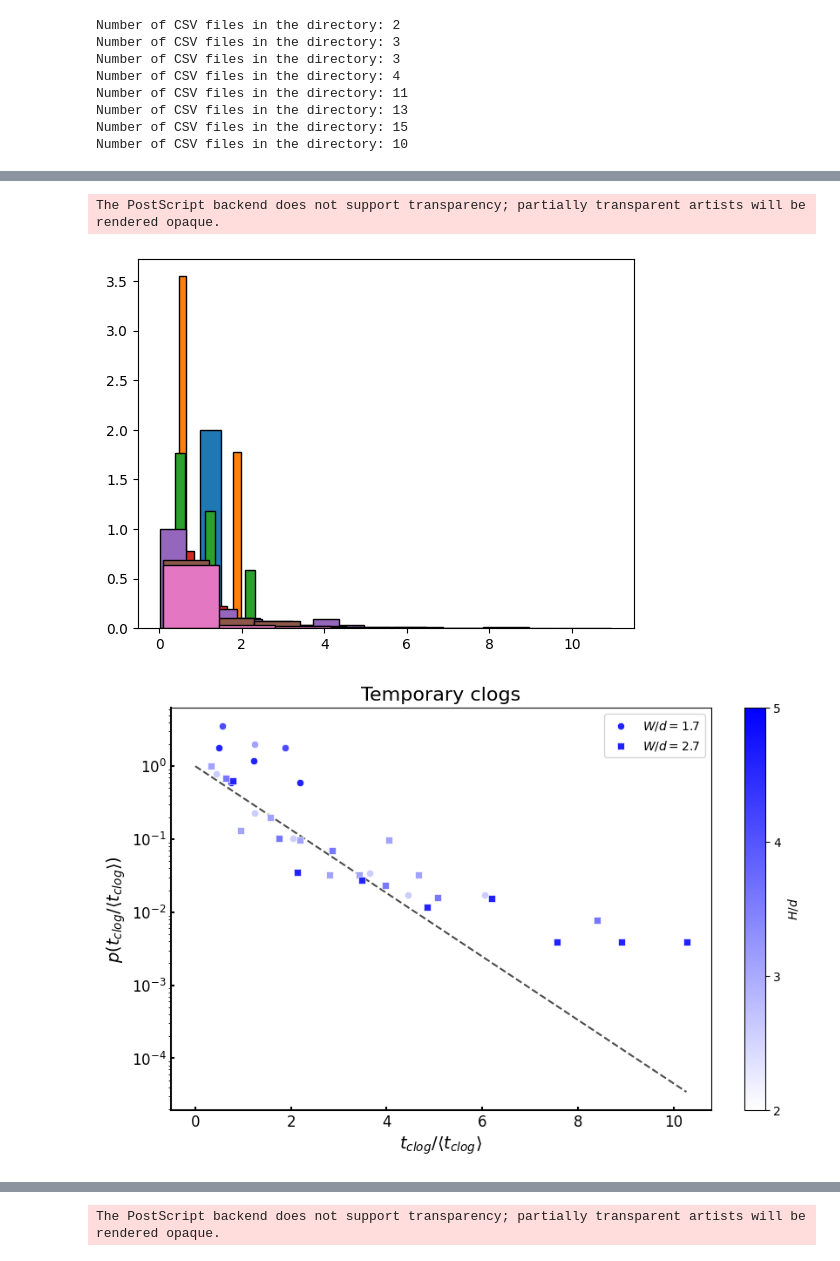
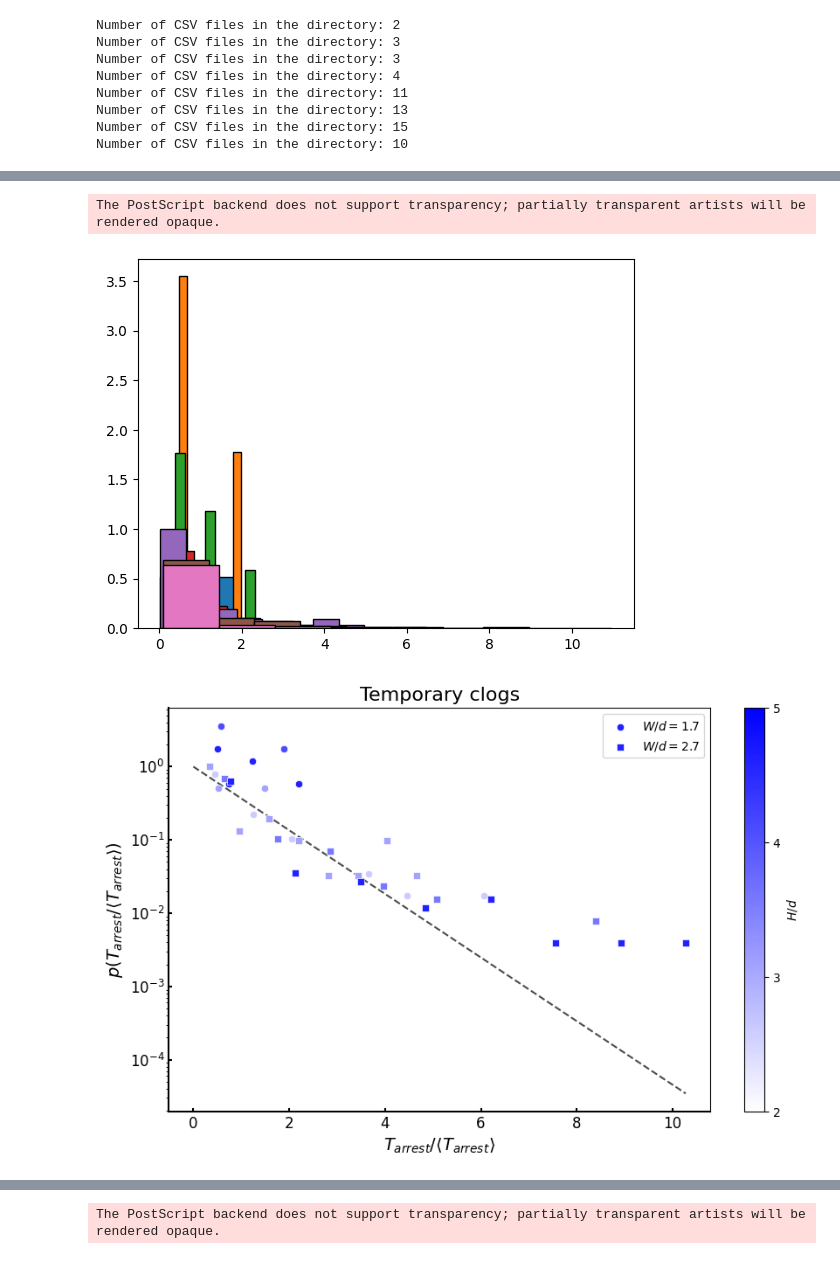
Before and after one commit to sacha-escudier/clogging-slits, a Jupyter notebook: Scripts/Data_Visualization_Notebook.ipynb, the cells around one changed output, grey strips where cells are left out. Cells and saved outputs as stored; diff of their text form; code cells hidden in the pictures.

```diff
--- a/Scripts/Data_Visualization_Notebook.ipynb
+++ b/Scripts/Data_Visualization_Notebook.ipynb
@@ -59,13 +59,15 @@ for i in data_frame_list:
     time_clogged.append(holder_list2)
     description_array.append(holder_list3)
 
-
 # Characterizing clogging events based on their permanent/temporary nature
 
 time_flow_perm = [] # Flowing time, permanent
 time_flow_temp = [] # Flowing time, temporary
-time_flow_total = [] # FLowing time, both permanent and temporary
+time_flow_total = [] # Flowing time, both permanent and temporary
 time_clogged_temp = [] # Arrest time, temporary
+
+time_flow_full = [] # Flowing time, values with description
+time_clogged_full = [] # Arrest time, values with description
 
 for i in range(len(description_array)):
     time_flow_perm_element = []
@@ -73,22 +75,30 @@ for i in range(len(description_array)):
     time_clogged_temp_element = []
     time_flow_total_element = []
     time_clogged_total_element = []
+    time_flow_full_element = []
+    time_clogged_full_element = []
+
     for j in range(len(description_array[i])):
         if isinstance(description_array[i][j], str):
             if not (type(time_flow[i][j]) == str or math.isnan(time_flow[i][j])):
                 if not (type(time_clogged[i][j]) == str or math.isnan(time_clogged[i][j])):
                     if 'perm' in description_array[i][j][:5]:
                         time_flow_perm_element.append(time_flow[i][j])
+                        time_flow_full_element.append(("perm", time_flow[i][j]))
+                        time_flow_total_element.append(time_flow[i][j])
+                        time_clogged_total_element.append(time_clogged[i][j])
                     elif 'temp' in description_array[i][j][:5]:
                         time_flow_temp_element.append(time_flow[i][j])
                         time_clogged_temp_element.append(time_clogged[i][j])
-                    time_flow_total_element.append(time_flow[i][j])
-                    time_clogged_total_element.append(time_clogged[i][j])
+                        time_flow_full_element.append(("temp", time_flow[i][j]))
+                        time_flow_total_element.append(time_flow[i][j])
+                        time_clogged_total_element.append(time_clogged[i][j])
 
     time_flow_perm.append(time_flow_perm_element)
     time_flow_temp.append(time_flow_temp_element)
     time_clogged_temp.append(time_clogged_temp_element)
     time_flow_total.append(time_flow_total_element)
+    time_flow_full.append(time_flow_full_element)
 
 
 # Charaterizing the proportion of permanent to temporary clogs
@@ -367,37 +379,37 @@ for i, (x, y) in enumerate(zip(x_series, y_series)):
     if i == 2:
         sns.scatterplot(x=x, y=y, color=colors[i], marker=marker, label=r'$W/d=1.7$')
     elif i == 6:
         sns.scatterplot(x=x, y=y, color=colors[2], marker=marker, label=r'$W/d=2.7$')
     else:
         sns.scatterplot(x=x, y=y, color=colors[i], marker=marker)
 
 ax.set_yscale('log')
 ax = plt.gca()
 ax.spines['bottom'].set_color('black')
 ax.spines['left'].set_color('black')
 ax.spines['bottom'].set_linewidth(1.5)
 ax.spines['left'].set_linewidth(1.5)
 ax.tick_params(axis='both', which='major', labelsize=12, width=1.5, length=3, direction='in', bottom=True, left=True)
-plt.ylabel(r'$ p(t_{clog} / \langle t_{clog} \rangle)$', fontsize=14, fontname='Times New Roman')
-plt.xlabel(r'$ t_{clog} / \langle t_{clog} \rangle$', fontsize=14, fontname='Times New Roman')
+plt.ylabel(r'$ p(T_{arrest} / \langle T_{arrest} \rangle)$', fontsize=14, fontname='Times New Roman')
+plt.xlabel(r'$ T_{arrest} / \langle T_{arrest} \rangle$', fontsize=14, fontname='Times New Roman')
 plt.title(r'Temporary clogs', fontsize=16)
 plt.legend()
 ax.grid(False)
 sm = plt.cm.ScalarMappable(cmap=cmap, norm=norm)
 sm.set_array([])
 cbar = plt.colorbar(sm, ax=ax, ticks=np.linspace(2, 5, 4))
 cbar.set_label(r'$H/d$', fontsize=10)
 cbar.ax.set_yticklabels([2, 3, 4, 5])
 
 # Saving figures
 plt.savefig(root_directory + 'Figures/pdf_arrest_times_temporary_clogs.eps', format='eps')
 plt.savefig(root_directory + 'Figures/pdf_arrest_times_temporary_clogs.jpg', format='jpg', dpi=500)
 
 plt.show()
 # %% [output]
 The PostScript backend does not support transparency; partially transparent artists will be rendered opaque.
-[figure, old version]
+[figure, new version]
-[figure, old version]
+[figure, new version]
 # %%
 # Proportion of temporary and permanent clogs, VERY IMPORTANT
 
```
Also changed, not shown: parts of 7 cells of this notebook, 29 other files.
